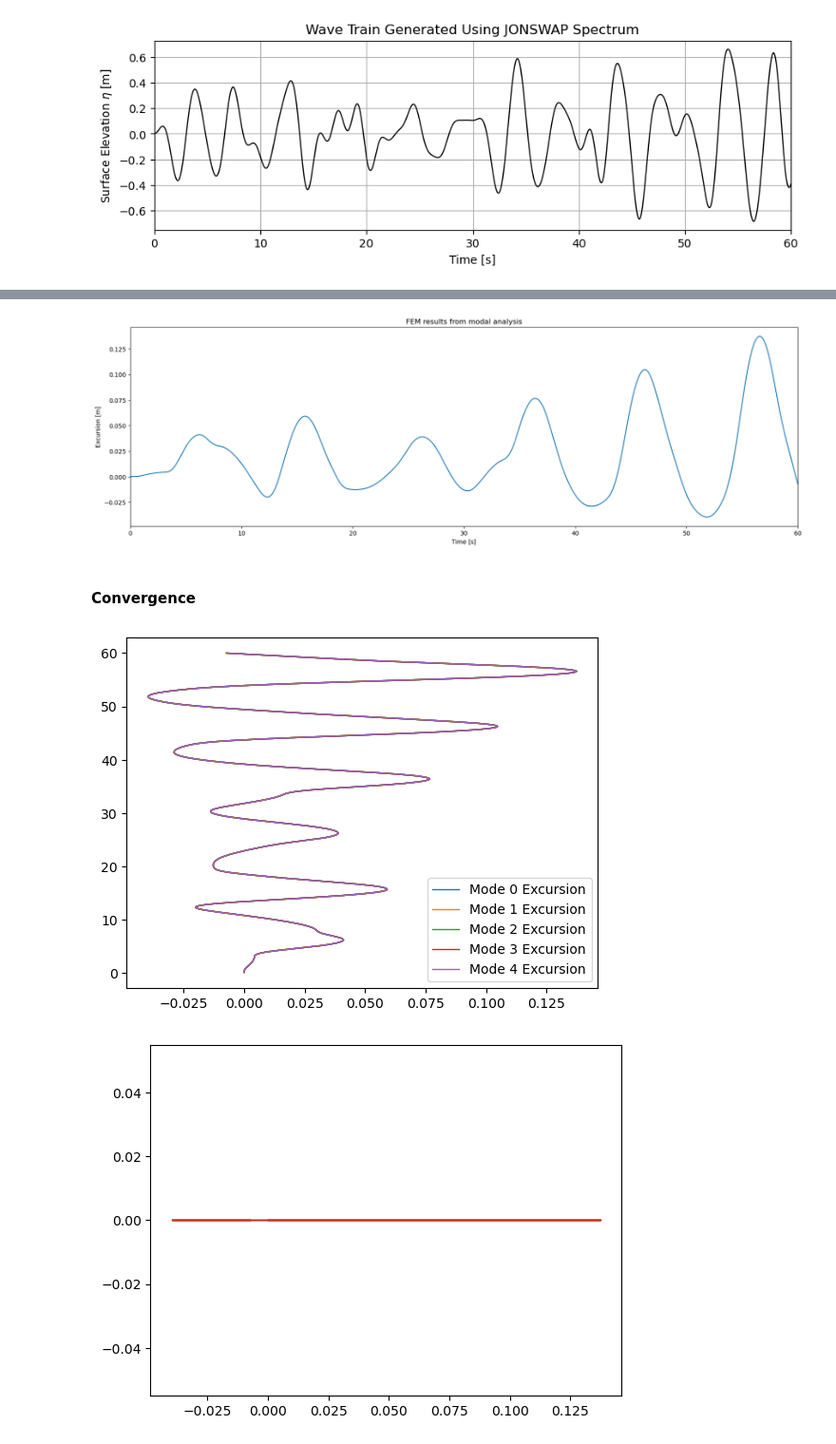
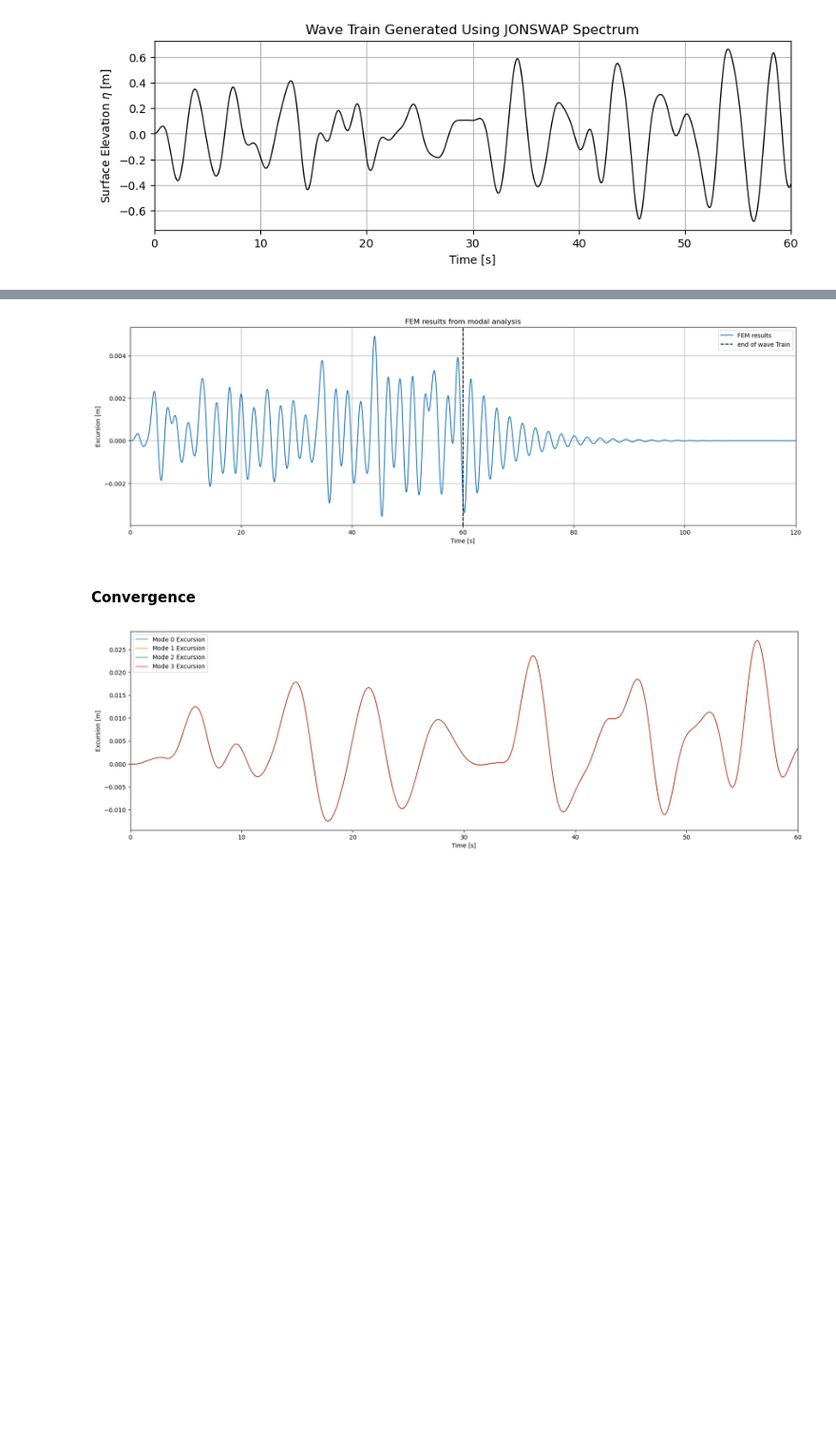
Before and after one commit to maxblw/CIEM4220_CM, a Jupyter notebook: model/modal_analysis.ipynb, the cells around one changed output, grey strips where cells are left out. Shown at 95% size. Drawn from its saved outputs; the diff is of its cells as text; code cells hidden in the pictures; blank space fills up the shorter version.

```diff
--- a/model/modal_analysis.ipynb
+++ b/model/modal_analysis.ipynb
@@ -21,8 +21,8 @@ tip = 1 # tip of the crownwall
 global points, triangles, group_bottom, group_sea, bottom_edges, sea_edges
 
 # Mesh size
-lc_big = 1
-lc_small = 1
+lc_big = 0.5
+lc_small = 0.5
 
 interior_tag, sea_side_tag, bottom_side_tag = Model.Mesh(lc_small, lc_big, seaside, roof, top, wall, tip)
 points, triangles, group_bottom, group_sea, bottom_edges, sea_edges, mesh = Model.form_mesh(bottom_side_tag, sea_side_tag)
@@ -31,7 +31,7 @@ points, triangles, group_bottom, group_sea, bottom_edges, sea_edges, mesh = Mode
 global f
 E = 36e9  # Young's modulus in Pa
 nu = 0.3  # Poisson's ratio
-k_bottom = -50000 # Bottom stiffness in N/m^3
+k_bottom = -50000 *10^3 # Bottom stiffness in N/m^3
 density = 2500  # Density in kg/m^3
 body_force = np.array([0, -9.81 * density])  # Body force (gravity)
 body_force = np.array([0, 0])  # Body force (gravity)
@@ -55,7 +55,10 @@ h1 = h
 h2 = 11 # height to start of curvature
 # %%
 # Modal analysis parameters
-tspan = np.linspace(0, 60, 480)
+timestep = 0.1
+T_end = 120
+n_steps = int(T_end/timestep)
+tspan = np.linspace(0, T_end, n_steps)
 t_rwt, eta_rwt = np.loadtxt('wavetrain.txt', skiprows=1, dtype=float, delimiter=',').T
 f0 = 0.1
 # %%
@@ -132,7 +135,7 @@ modal_shapes = np.zeros((n_dofs, len(f_vec)))
 modal_shapes[len(DoFP):, :] = phi_sor
 # %%
 #plotting modal shapes
-nmodes = 6
+nmodes = 4
 n_col = int(np.round(np.sqrt(nmodes)))
 n_row = int(np.ceil(nmodes/n_col))
 fig, ax = plt.subplots(1, nmodes, figsize=(15, 15))
@@ -170,5 +173,5 @@ for i in np.arange(1, nmodes + 1):
     ax[i - 1].set_ylabel("y")
     ax[i - 1].grid(True)
 
-plt.savefig(f'modal_shapes_{nmodes}modes.png', dpi=300, bbox_inches='tight')
+plt.savefig(f'figures\\modal_shapes_{nmodes}modes.png', dpi=300, bbox_inches='tight')
 # %% [output]
@@ -240,10 +240,10 @@ def F(t):
     global f
     timestep = t
     if timestep > t_rwt[-1]:
-        f[Sdof_x] = 0
+        return -PHI.T @ f[DoFF]
     else:
         f = force(timestep, t_rwt, eta_rwt, f, Sdof_x)
-    return -PHI.T @ f[DoFF]
+        return -PHI.T @ f[DoFF]
 # %%
 def qdot(t, q):
     u_m = q[0:nmodes]
@@ -261,38 +259,47 @@ for i in np.arange(0,nmodes):
     for it in np.arange(0,len(q.t)):
         U_F[it,:] += PHI[:,i] * q.y[i][it]
 
+fig, ax = plt.subplots(figsize=(20, 6))
+ax.plot(tspan, U_F[:,len(PHI[:,0])-len(DoFP)], label='FEM results')
+ax.set_xlabel("Time [s]")
+ax.set_xlim([0, T_end])
+ax.set_ylabel("Excursion [m]")
+ax.set_title("FEM results from modal analysis")
+ax.axvline(t_rwt[-1], color='black', linestyle='--', label='end of wave Train')
+ax.grid()
+ax.legend()
 
-plt.figure(figsize=(20, 6))
-plt.plot(tspan, U_F[:,len(PHI[:,0])-len(DoFP)], label='FEM results')
-plt.xlabel("Time [s]")
-plt.xlim([0, 60])
-plt.ylabel("Excursion [m]")
-plt.title("FEM results from modal analysis")
 max_excursion = np.max(np.abs(U_F[:,len(PHI[:,0])-len(DoFP)]))
 
-with open('max_excursion.txt', 'a') as f:
-    f.write(f"{nmodes} , {max_excursion:.4f}\n")
+plt.savefig(f'figures\\{nmodes}excursion.png', dpi=300, bbox_inches='tight')
 
-with open(f'excursion_plots\\{nmodes}modes.txt', 'w') as f:
-    for i in range(len(q.t)):
-        f.write(f"{q.t[i]:.4f}, {U_F[i, len(PHI[:, 0]) - len(DoFP)]:.4f}\n")
+# with open('convergence\\max_excursion.txt', 'a') as f:
+#     f.write(f"{nmodes} , {max_excursion:.4f}\n")
+
+# with open(f'excursion_plots\\{nmodes}modes.txt', 'w') as f:
+#     for i in range(len(q.t)):
+#         f.write(f"{q.t[i]:.4f}, {U_F[i, len(PHI[:, 0]) - len(DoFP)]:.4f}\n")
 # %% [output]
-[figure, old version]
+[figure, new version]
 # %% [markdown]
 #### Convergence
 # %%
-# q_all = []
-# for modes in np.arange(0, nmodes):
-#     q, t = np.loadtxt(f'excursion_plots\\{nmodes}modes.txt', skiprows=1, dtype=float, delimiter=',').T
-#     q_all.append(q)
-#     plt.plot(t, q, label=f'Mode {modes} Excursion', linewidth=1)
-# plt.legend()
-# plt.show()
+q_all = []
+plt.figure(figsize=(20, 6))
+for modes in np.arange(0, 4):
+    q, t = np.loadtxt(f'excursion_plots\\{nmodes}modes.txt', skiprows=1, dtype=float, delimiter=',').T
+    q_all.append(q)
+    plt.plot(q, t, label=f'Mode {modes} Excursion', linewidth=1)
+    plt.xlim([0, 60])
+plt.legend()
+plt.savefig(f'excursion_plots\\{nmodes}modes.png', dpi=300, bbox_inches='tight')
+plt.xlabel("Time [s]")
+plt.ylabel("Excursion [m]")
+plt.show()
 
 # for i in range(len(q_all)):
 #     if i > 0:
 #         q_diff = np.abs(q_all[i] - q_all[i-1])
 #         plt.plot(t, q_diff, label=f'Mode {i} Excursion Difference', linewidth=1)
 # %% [output]
-[figure, old version]
+[figure, new version]
-[figure, removed]
```
Also changed, not shown: parts of 6 cells of this notebook, 22 other files.
